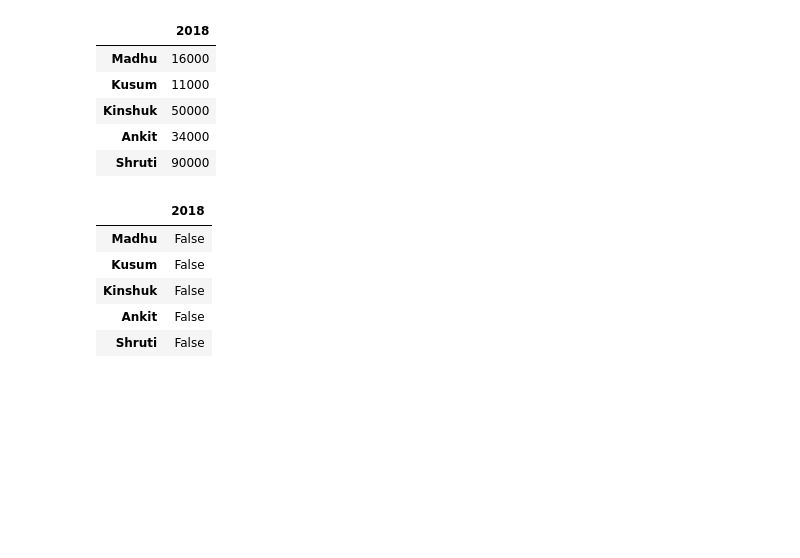
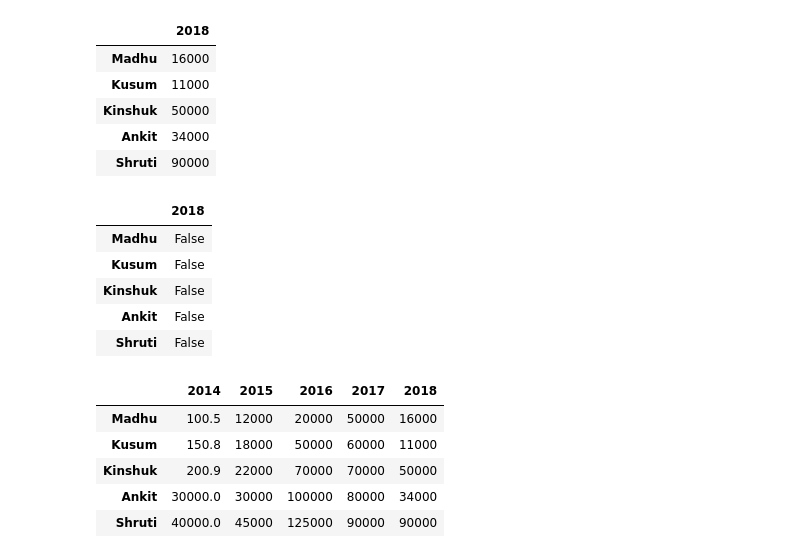
Before and after one commit to RahulArra/Machine-Learning, a Jupyter notebook: ML_week_1.ipynb, the cells around one changed output. Cells and saved outputs as stored; diff of their text form; code cells hidden in the pictures; blank space fills up the shorter version.

```diff
--- a/ML_week_1.ipynb
+++ b/ML_week_1.ipynb
@@ -85,3 +85,14 @@ df1.isnull()
 | Kinshuk | False |
 | Ankit | False |
 | Shruti | False |
+# %%
+# 11 ) Add  df and df1
+combined_df = pd.concat([df, df1], axis=1)
+display(combined_df)
+# %% [output]
+|  | 2014 | 2015 | 2016 | 2017 | 2018 |
+| Madhu | 100.5 | 12000 | 20000 | 50000 | 16000 |
+| Kusum | 150.8 | 18000 | 50000 | 60000 | 11000 |
+| Kinshuk | 200.9 | 22000 | 70000 | 70000 | 50000 |
+| Ankit | 30000.0 | 30000 | 100000 | 80000 | 34000 |
+| Shruti | 40000.0 | 45000 | 125000 | 90000 | 90000 |
```
Also changed, not shown: parts of 3 cells of this notebook.
